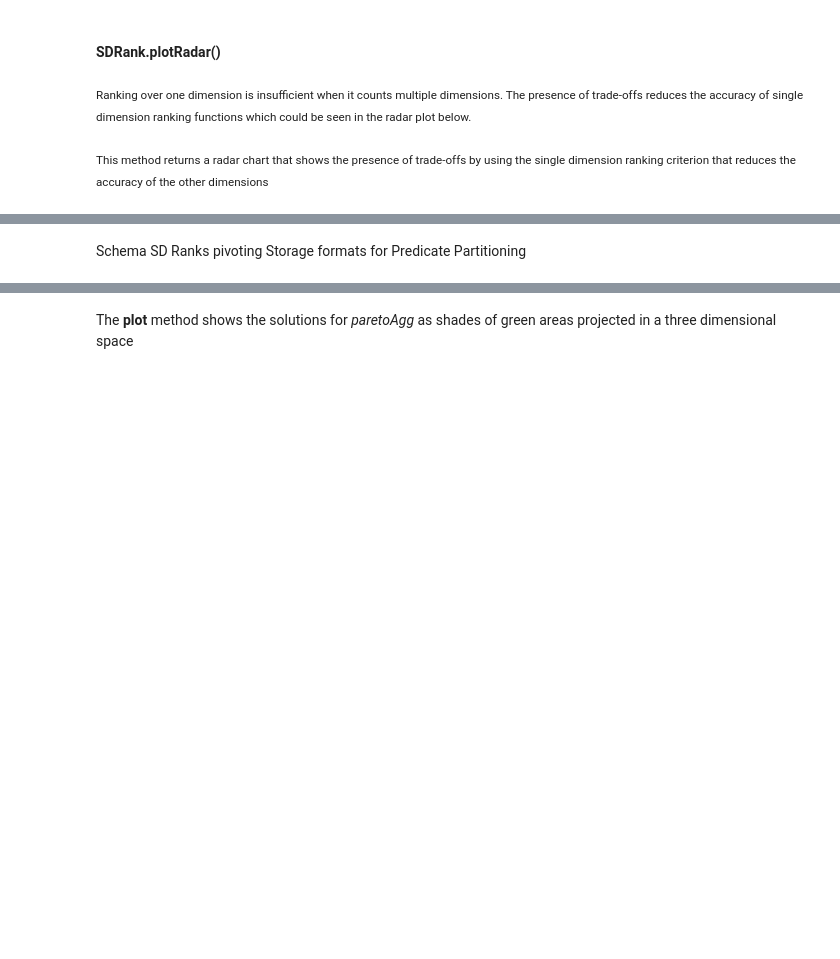
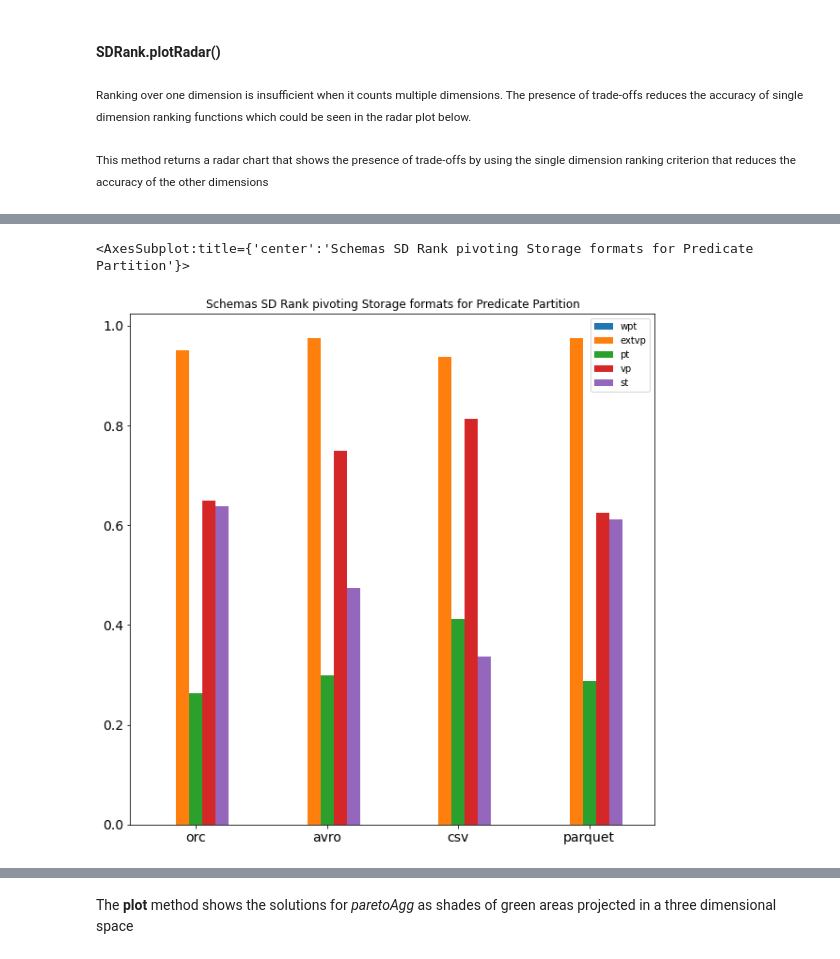
Before and after one commit to DataSystemsGroupUT/PAPyA, a Jupyter notebook: UI Module_Development/BenchRanker copy.ipynb, the cells around one changed output, grey strips where cells are left out. Cells and saved outputs as stored; diff of their text form; code cells hidden in the pictures; blank space fills up the shorter version.

```diff
--- a/UI Module_Development/BenchRanker copy.ipynb
+++ b/UI Module_Development/BenchRanker copy.ipynb
@@ -119,14 +166,11 @@ This <b>plot</b> method takes a single argument which is the view projection opt
-# %% [markdown]
-Schema SD Ranks pivoting Storage formats for Predicate Partitioning
 # %%
 from Rank import SDRank
 # example of schema dimension plots
-config = "settings.yaml"
-logs = "log"
 
-SDRank(config, logs, '100M', 'schemas').plot('predicate')
-SDRank(config, logs, '100M', 'storage').plot('st')
-SDRank(config, logs, '100M', 'partition').plot('csv')
+SDRank(config_watdiv, logs_watdiv, '100M', 'schemas').plot('predicate')
+# %% [output]
+<AxesSubplot:title={'center':'Schemas SD Rank pivoting Storage formats for Predicate Partition'}>
+[figure, added]
 # %%
 config = "settings_watdiv.yaml" # config file location
 logs = "log_watdiv" # logs file location
```
Also changed, not shown: parts of 12 cells of this notebook, 3 other files.
